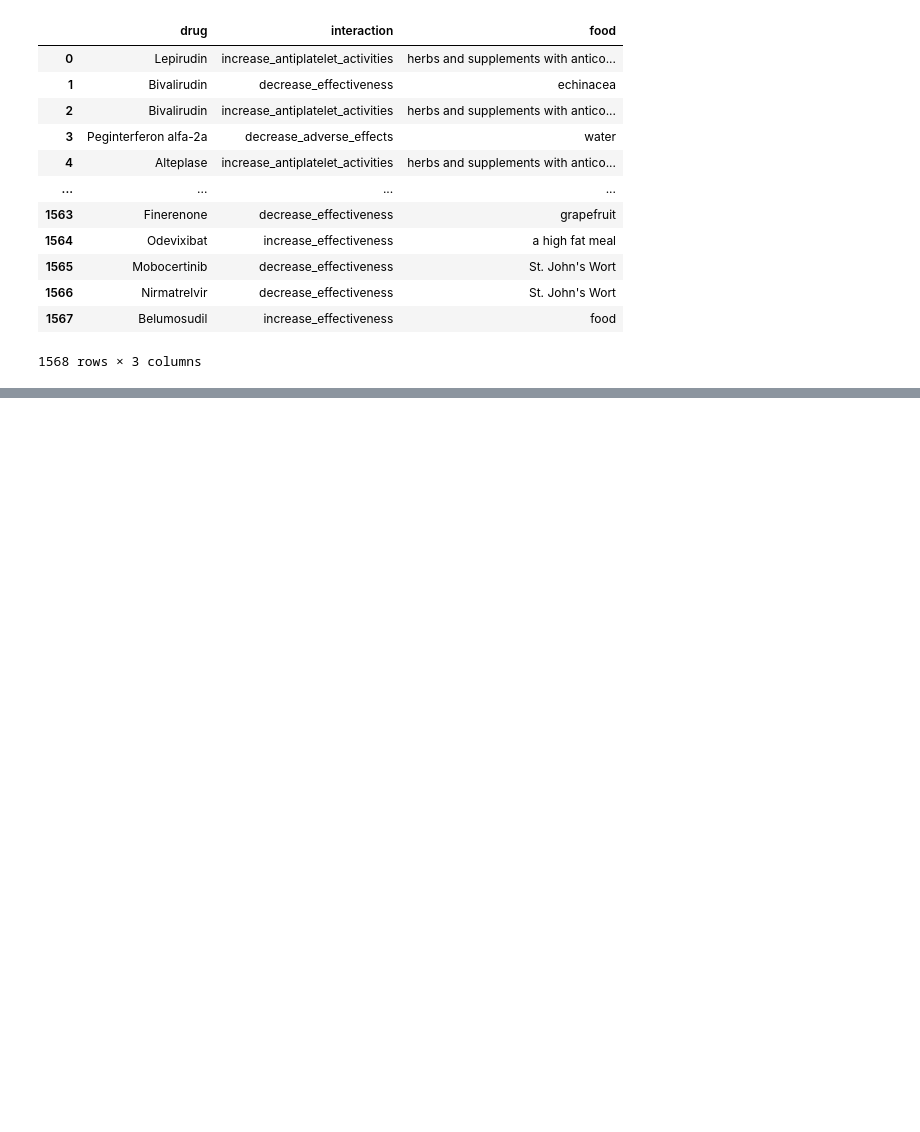
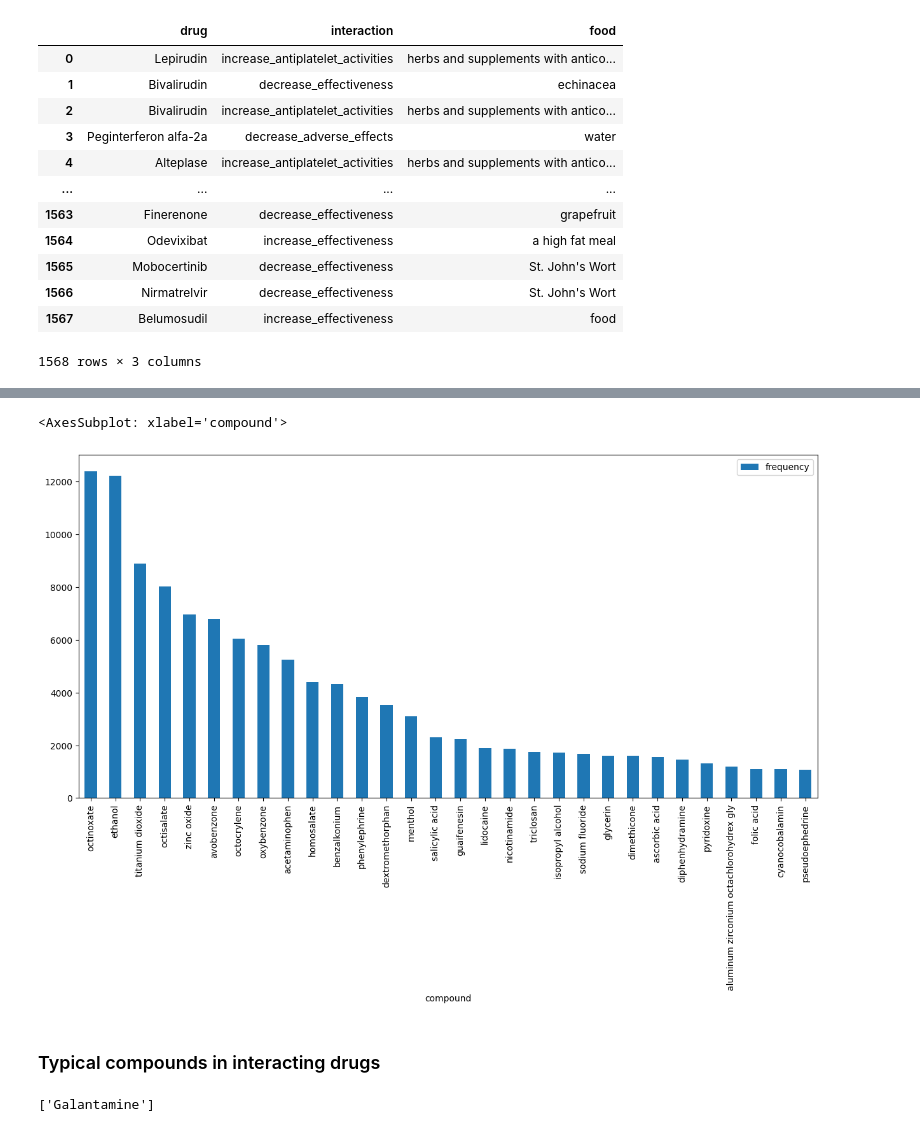
Before and after one commit to marketakrenkova/drug-interaction-prediction, a Jupyter notebook: drugBank_data_explore.ipynb, the cells around one changed output, grey strips where cells are left out. Drawn from its saved outputs; the diff is of its cells as text; code cells hidden in the pictures; blank space fills up the shorter version.

Commit message:
explore drug ingredients

```diff
--- a/drugBank_data_explore.ipynb
+++ b/drugBank_data_explore.ipynb
@@ -331,0 +337,4 @@ food_interactions_triplets
+# %%
+drug_ingredients = pd.read_csv('data/triplets/ingredients.tsv', sep='\t', index_col=[0])
+ingredients = drug_ingredients.ingredient
+print(f'Number of unique ingredients: {len(set(ingredients))}')
@@ -331,0 +343,3 @@ food_interactions_triplets
+# %%
+ingredients = [x.strip().lower() for x in ingredients]
+ingredients[:10]
@@ -331,0 +357,5 @@ food_interactions_triplets
+# %%
+counts = Counter(ingredients)
+counts = dict(sorted(counts.items(), key=lambda item: item[1], reverse=True))
+counts_ingredients_df = pd.DataFrame(counts.items(), columns=['compound', 'frequency'])
+counts_ingredients_df.head()
@@ -331,0 +369,8 @@ food_interactions_triplets
+# %%
+counts_ingredients_df = counts_ingredients_df.head(60)
+counts_ingredients_df.plot.bar(x='compound', y='frequency', figsize=(15, 7))
+# %% [output]
+<AxesSubplot: xlabel='compound'>
+[figure, added]
+# %% [markdown]
+### Typical compounds in interacting drugs
@@ -331,0 +379,11 @@ food_interactions_triplets
+# %%
+drug_compound_dict = dict()
+interacting_drugs = set(ddi.drug1)
+interacting_drugs.union(set(ddi.drug2))
+
+for d in interacting_drugs:
+    drug_compound_dict[d] = list(drug_ingredients[drug_ingredients['drug_name'] == d].ingredient)
+
+drug_compound_dict['Galantamine']
+# %% [output]
+['Galantamine']
```
Also changed, not shown: parts of 10 cells of this notebook, 1 other file.
